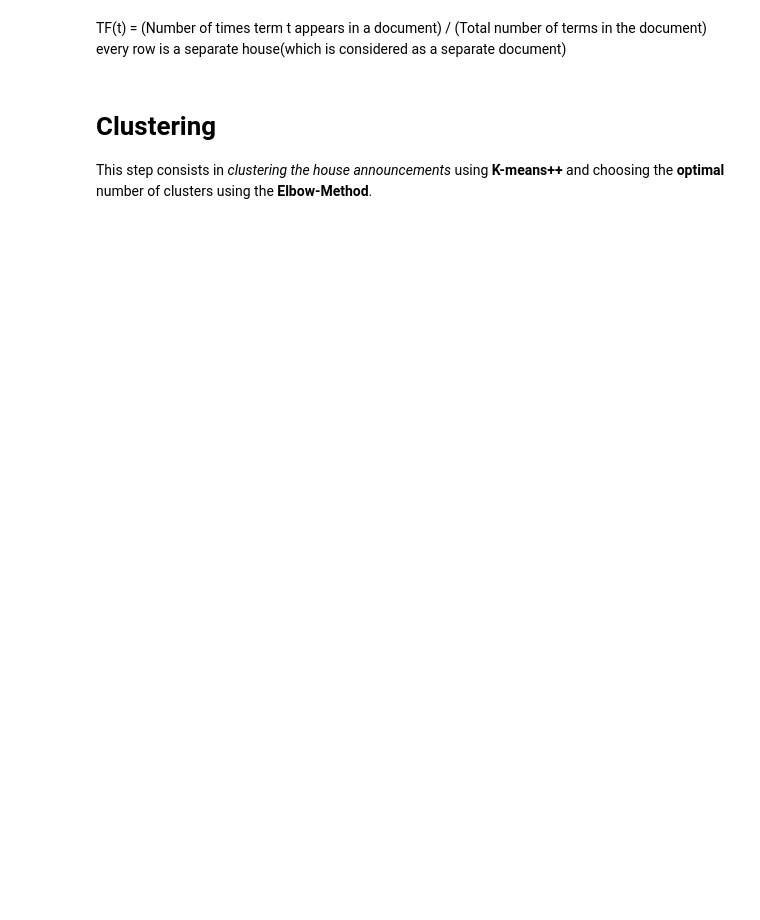
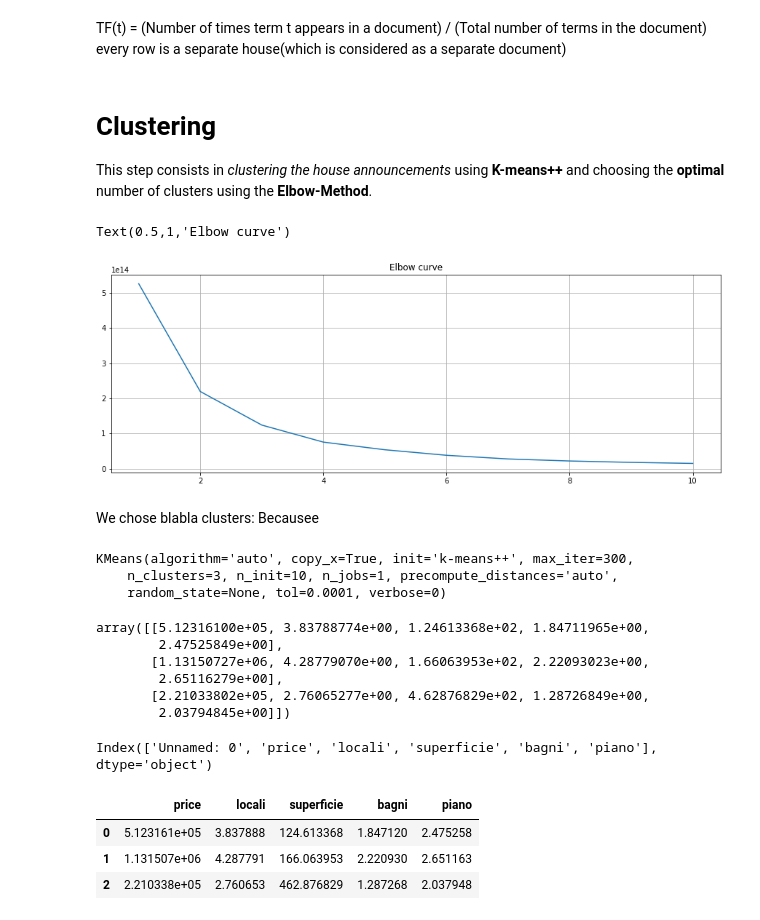
Before and after one commit to dusicastepic/ADMFourthHomework, a Jupyter notebook: Clustering part.ipynb, the cells around one changed output. Cells and saved outputs as stored; diff of their text form; code cells hidden in the pictures; blank space fills up the shorter version.

Commit message:
draft kmeans for information dataset
to do list:
make a description dataset
-calculate tfidf values

```diff
--- a/Clustering part.ipynb
+++ b/Clustering part.ipynb
@@ -301,5 +268,7 @@ def preprocessing_text(df):
 # Clustering
 
 This step consists in _clustering the house announcements_ using **K-means++** and choosing the **optimal** number of clusters using the **Elbow-Method**.
+# %%
+information_dataset=pd.read_csv('information_dataset.csv')
 # %%
 #should we normalize?
@@ -307,0 +283,48 @@ from wordcloud import WordCloud
+# %%
+X=information_dataset.loc[:,['price','locali','superficie','bagni','piano']]
+distorsions = []
+for k in range(1, 11):
+    kmeans = KMeans(n_clusters=k,init='k-means++')
+    kmeans.fit(X)
+    distorsions.append(kmeans.inertia_)
+
+fig = plt.figure(figsize=(15, 5))
+plt.plot(range(1, 11), distorsions)
+plt.grid(True)
+plt.title('Elbow curve')
+# %% [output]
+Text(0.5,1,'Elbow curve')
+[figure, added]
+# %% [markdown]
+We chose blabla clusters:
+Becausee
+# %%
+k=3
+kmeans = KMeans(n_clusters=k,init='k-means++')
+kmeans.fit(X)
+# %% [output]
+KMeans(algorithm='auto', copy_x=True, init='k-means++', max_iter=300,
+    n_clusters=3, n_init=10, n_jobs=1, precompute_distances='auto',
+    random_state=None, tol=0.0001, verbose=0)
+# %%
+#centroids are:
+kmeans.cluster_centers_
+# %% [output]
+array([[5.12316100e+05, 3.83788774e+00, 1.24613368e+02, 1.84711965e+00,
+        2.47525849e+00],
+       [1.13150727e+06, 4.28779070e+00, 1.66063953e+02, 2.22093023e+00,
+        2.65116279e+00],
+       [2.21033802e+05, 2.76065277e+00, 4.62876829e+02, 1.28726849e+00,
+        2.03794845e+00]])
+# %%
+information_dataset.columns
+# %% [output]
+Index(['Unnamed: 0', 'price', 'locali', 'superficie', 'bagni', 'piano'], dtype='object')
+# %%
+cluster_representatives=pd.DataFrame(kmeans.cluster_centers_, columns= information_dataset.columns[1:])
+cluster_representatives
+# %% [output]
+|  | price | locali | superficie | bagni | piano |
+| 0 | 5.123161e+05 | 3.837888 | 124.613368 | 1.847120 | 2.475258 |
+| 1 | 1.131507e+06 | 4.287791 | 166.063953 | 2.220930 | 2.651163 |
+| 2 | 2.210338e+05 | 2.760653 | 462.876829 | 1.287268 | 2.037948 |
```
Also changed, not shown: parts of 50 cells of this notebook.
